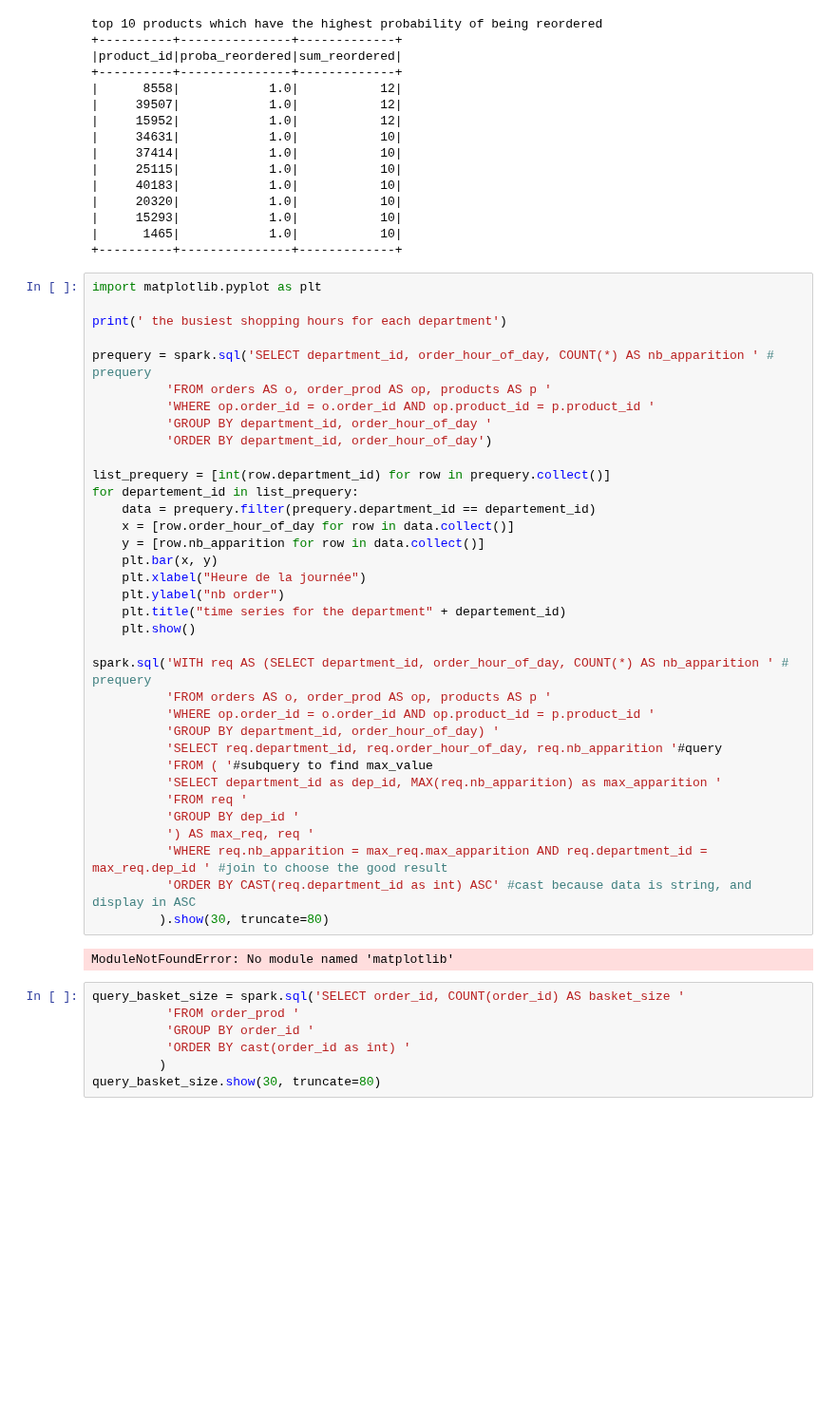
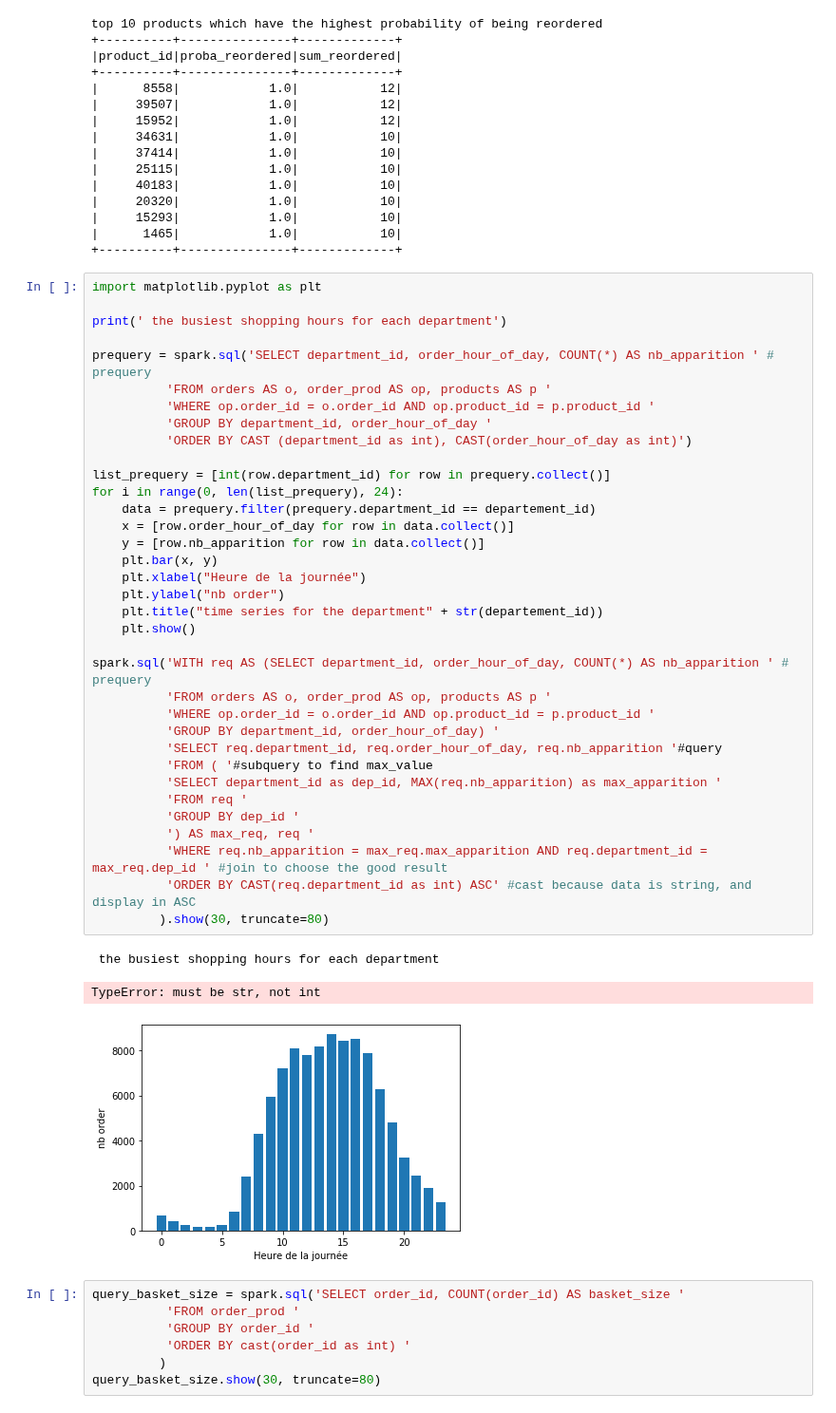
Before and after one commit to gunwoofer/INF8111, a Jupyter notebook: TP3/tp3.ipynb, the cells around one changed output. Shown at 95% size. Drawn from its saved outputs; the diff is of its cells as text; blank space fills up the shorter version.

```diff
--- a/TP3/tp3.ipynb
+++ b/TP3/tp3.ipynb
@@ -658,37 +658,39 @@ import matplotlib.pyplot as plt
 print(' the busiest shopping hours for each department')
 
 prequery = spark.sql('SELECT department_id, order_hour_of_day, COUNT(*) AS nb_apparition ' # prequery
           'FROM orders AS o, order_prod AS op, products AS p '
           'WHERE op.order_id = o.order_id AND op.product_id = p.product_id '
           'GROUP BY department_id, order_hour_of_day '
-          'ORDER BY department_id, order_hour_of_day')
+          'ORDER BY CAST (department_id as int), CAST(order_hour_of_day as int)')
 
 list_prequery = [int(row.department_id) for row in prequery.collect()]
-for departement_id in list_prequery:
+for i in range(0, len(list_prequery), 24):
     data = prequery.filter(prequery.department_id == departement_id)
     x = [row.order_hour_of_day for row in data.collect()]
     y = [row.nb_apparition for row in data.collect()]
     plt.bar(x, y)
     plt.xlabel("Heure de la journée")
     plt.ylabel("nb order")
-    plt.title("time series for the department" + departement_id)
+    plt.title("time series for the department" + str(departement_id))
     plt.show()
 
 spark.sql('WITH req AS (SELECT department_id, order_hour_of_day, COUNT(*) AS nb_apparition ' # prequery
           'FROM orders AS o, order_prod AS op, products AS p '
           'WHERE op.order_id = o.order_id AND op.product_id = p.product_id '
           'GROUP BY department_id, order_hour_of_day) '
           'SELECT req.department_id, req.order_hour_of_day, req.nb_apparition '#query
           'FROM ( '#subquery to find max_value
           'SELECT department_id as dep_id, MAX(req.nb_apparition) as max_apparition '
           'FROM req '
           'GROUP BY dep_id '
           ') AS max_req, req '
           'WHERE req.nb_apparition = max_req.max_apparition AND req.department_id = max_req.dep_id ' #join to choose the good result
           'ORDER BY CAST(req.department_id as int) ASC' #cast because data is string, and display in ASC
          ).show(30, truncate=80)
 # %% [output]
-ModuleNotFoundError: No module named 'matplotlib'
+ the busiest shopping hours for each department
+TypeError: must be str, not int
+[figure, added]
 # %%
 query_basket_size = spark.sql('SELECT order_id, COUNT(order_id) AS basket_size '
           'FROM order_prod '
```
